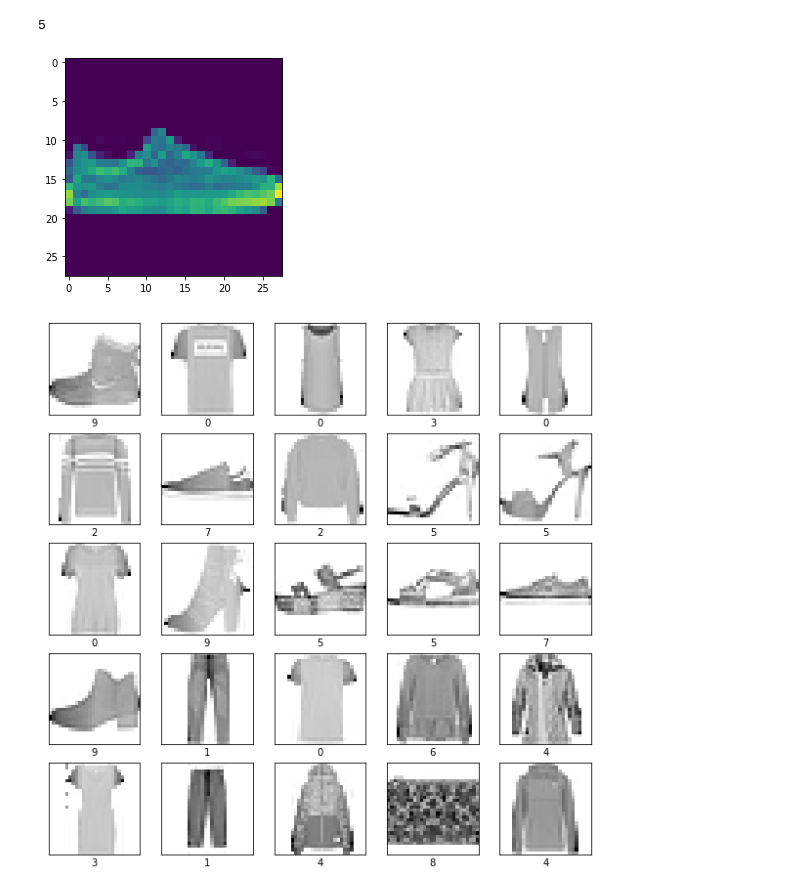
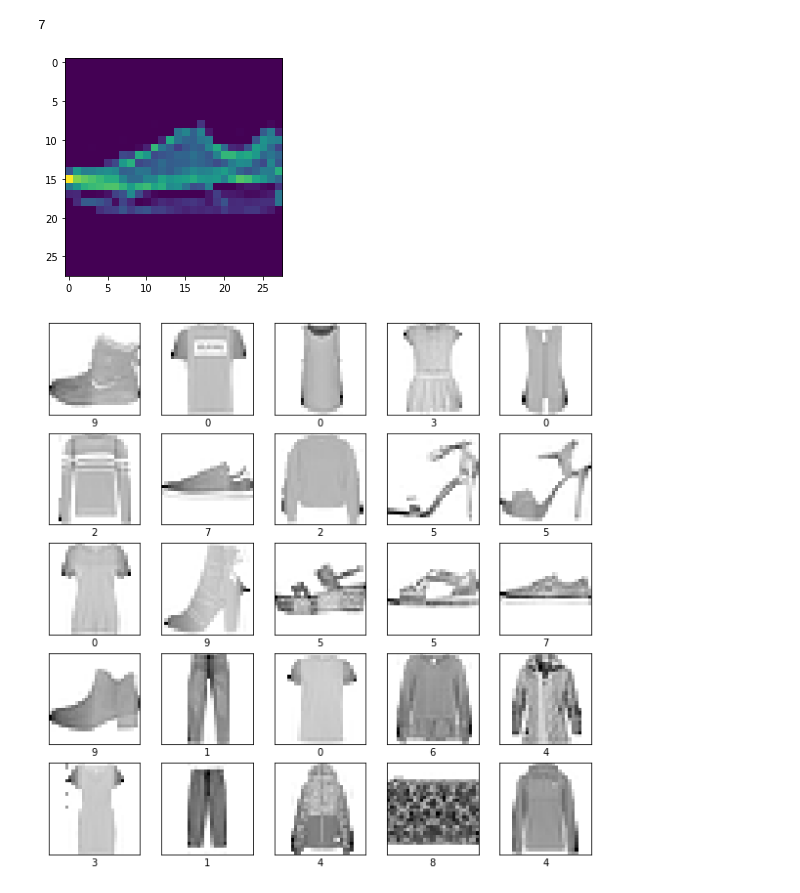
Before and after one commit to CreativAI-UC/Tutoriales, a Jupyter notebook: ejemplo_red_clasificadora.ipynb, the cells around one changed output. Cells and saved outputs as stored; diff of their text form; code cells hidden in the pictures.

```diff
--- a/ejemplo_red_clasificadora.ipynb
+++ b/ejemplo_red_clasificadora.ipynb
@@ -96,15 +103,15 @@ print(predictions)
 # %%
-n = 12
+n = 9
 print(np.argmax(predictions[n]))
 #Imprimimos la clasificacion de maxima certeza para el elemento n
 # %% [output]
-5
+7
 # %%
 # Esta es la imagen asociada al elemento n
-plt.imshow(image_test[n])
+plt.imshow(image_test[9])
 plt.show()
 # %% [output]
-[figure, old version]
+[figure, new version]
 # %%
 plt.figure(figsize=(10,10))
 for i in range(25):
```
Also changed, not shown: parts of 8 cells of this notebook, 2 other files.
